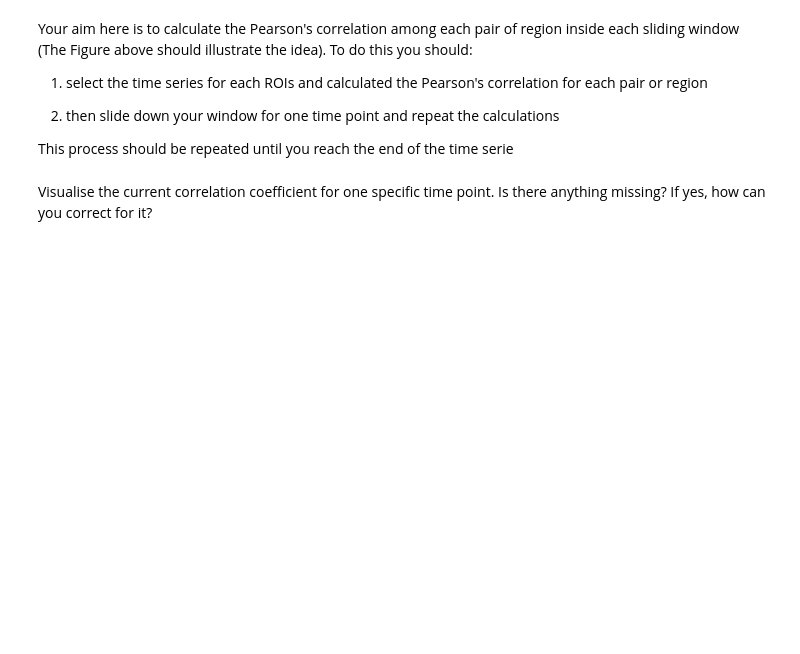
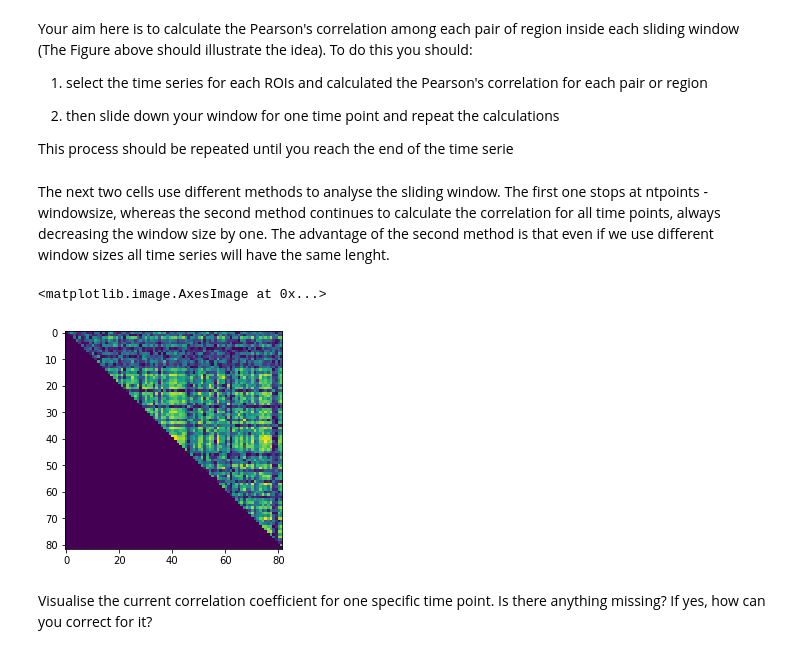
Before and after one commit to JessyD/python-notebooks, a Jupyter notebook: 5_dynamic_analysis_sliding_window_solution.ipynb, the cells around one changed output. Saved outputs shown, nothing was run; the diff lists cells and outputs as text; code cells hidden in the pictures; blank space fills up the shorter version.

Commit message:
Sliding Window Analysis: Mantain the time series lenght
* Implement a second way of analysing the time points, where the lenght
of the time series is kept

```diff
--- a/5_dynamic_analysis_sliding_window_solution.ipynb
+++ b/5_dynamic_analysis_sliding_window_solution.ipynb
@@ -60 +68,3 @@ This process should be repeated until you reach the end of the time serie
+# %% [markdown]
+The next two cells use different methods to analyse the sliding window. The first one stops at ntpoints - windowsize, whereas the second method continues to calculate the correlation for all time points, always decreasing the window size by one. The advantage of the second method is that even if we use different window sizes all time series will have the same lenght.
 # %%
@@ -70,0 +82,19 @@ for t in range(0, ntpoints -  window_size):
+# %%
+# option where all time points are taken into account
+pearcorrcoeff2 = np.zeros((nregions, nregions, ntpoints))
+for jj in range(0, ntpoints):
+    start = jj
+    end = min(jj + window_size, ntpoints)
+    for region_a in range(0, nregions - 1):
+        roi_a = extracted_rois[region_a, start:end]
+        for region_b in range(region_a + 1, nregions):
+            roi_b = extracted_rois[region_b, start:end]
+            pearcorrcoeff2[region_a, region_b, jj], _ = pearsonr(roi_a, roi_b)
+
+# get absolute value
+pearcorrcoeff2 = abs(pearcorrcoeff2)
+# %%
+plt.imshow(pearcorrcoeff2[:,:, 0])
+# %% [output]
+<matplotlib.image.AxesImage at 0x...>
+[figure, added]
```
Also changed, not shown: parts of 8 cells of this notebook.
